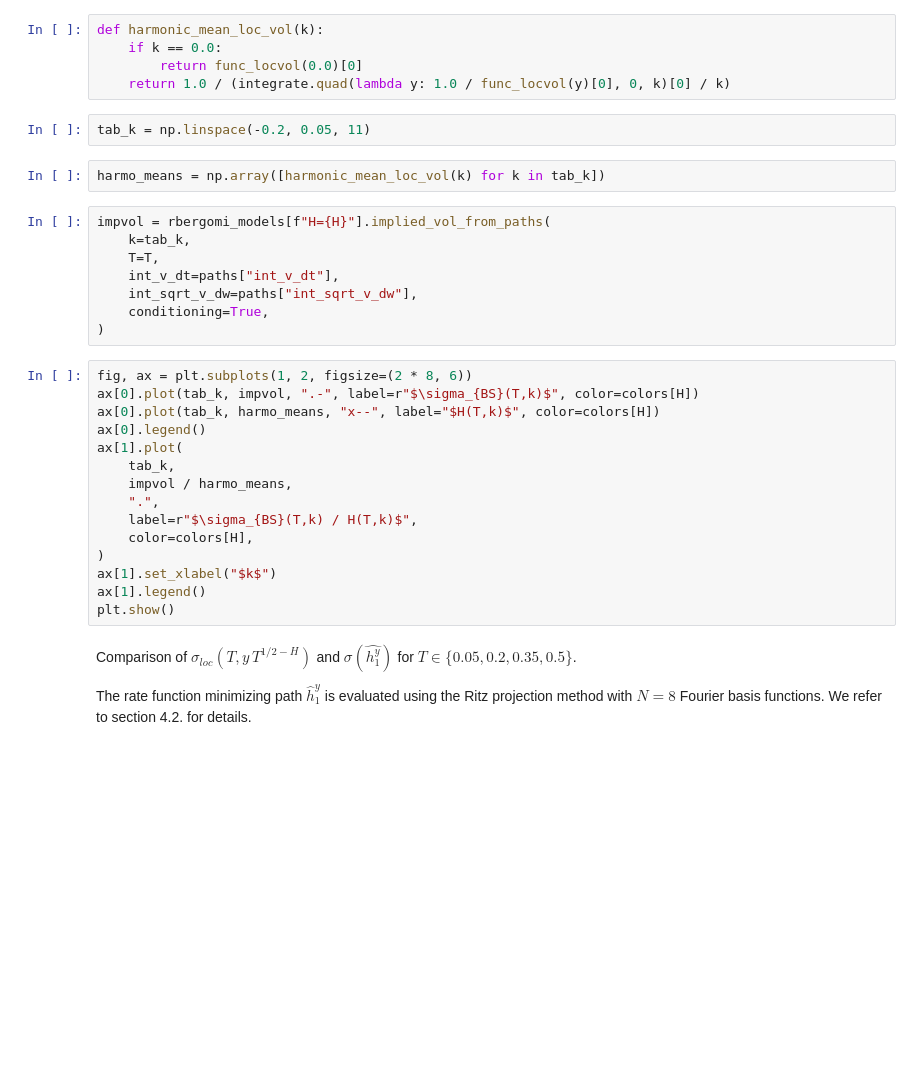
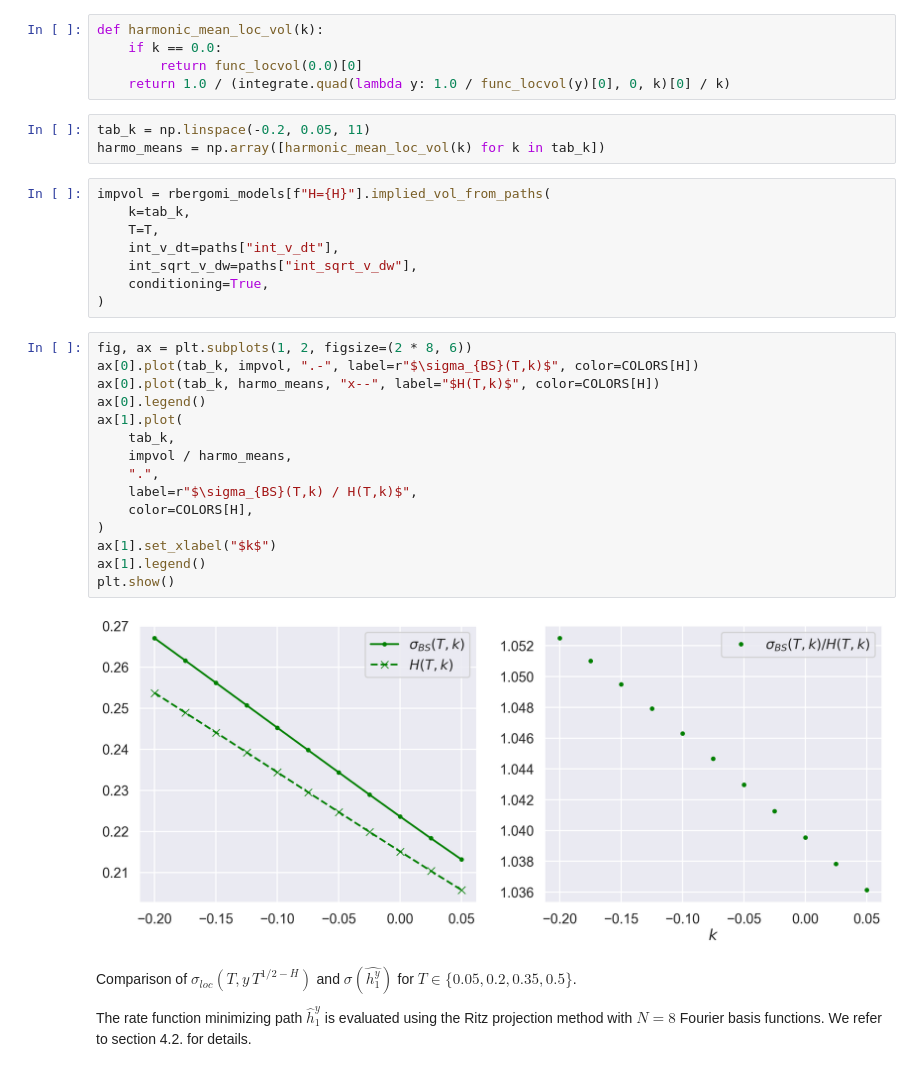
Before and after one commit to fbourgey/rough-bergomi, a Jupyter notebook: local_vol_rough_vol.ipynb, the cells around one changed output. Cells and saved outputs as stored; diff of their text form; blank space fills up the shorter version.

```diff
--- a/local_vol_rough_vol.ipynb
+++ b/local_vol_rough_vol.ipynb
@@ -191,9 +213,8 @@ def harmonic_mean_loc_vol(k):
     if k == 0.0:
         return func_locvol(0.0)[0]
     return 1.0 / (integrate.quad(lambda y: 1.0 / func_locvol(y)[0], 0, k)[0] / k)
-# %%
-tab_k = np.linspace(-0.2, 0.05, 11)
 # %%
+tab_k = np.linspace(-0.2, 0.05, 11)
 harmo_means = np.array([harmonic_mean_loc_vol(k) for k in tab_k])
 # %%
 impvol = rbergomi_models[f"H={H}"].implied_vol_from_paths(
@@ -205,19 +226,21 @@ impvol = rbergomi_models[f"H={H}"].implied_vol_from_paths(
 )
 # %%
 fig, ax = plt.subplots(1, 2, figsize=(2 * 8, 6))
-ax[0].plot(tab_k, impvol, ".-", label=r"$\sigma_{BS}(T,k)$", color=colors[H])
-ax[0].plot(tab_k, harmo_means, "x--", label="$H(T,k)$", color=colors[H])
+ax[0].plot(tab_k, impvol, ".-", label=r"$\sigma_{BS}(T,k)$", color=COLORS[H])
+ax[0].plot(tab_k, harmo_means, "x--", label="$H(T,k)$", color=COLORS[H])
 ax[0].legend()
 ax[1].plot(
     tab_k,
     impvol / harmo_means,
     ".",
     label=r"$\sigma_{BS}(T,k) / H(T,k)$",
-    color=colors[H],
+    color=COLORS[H],
 )
 ax[1].set_xlabel("$k$")
 ax[1].legend()
 plt.show()
+# %% [output]
+[figure, added]
 # %% [markdown]
 Comparison of $\sigma_{loc}(T,y \, T^{1/2-H})$ and $\sigma(\widehat{h_1^y})$ for
 $T \in \{0.05, 0.2, 0.35, 0.5\}$.
```
Also changed, not shown: parts of 10 cells of this notebook, 2 other files.
